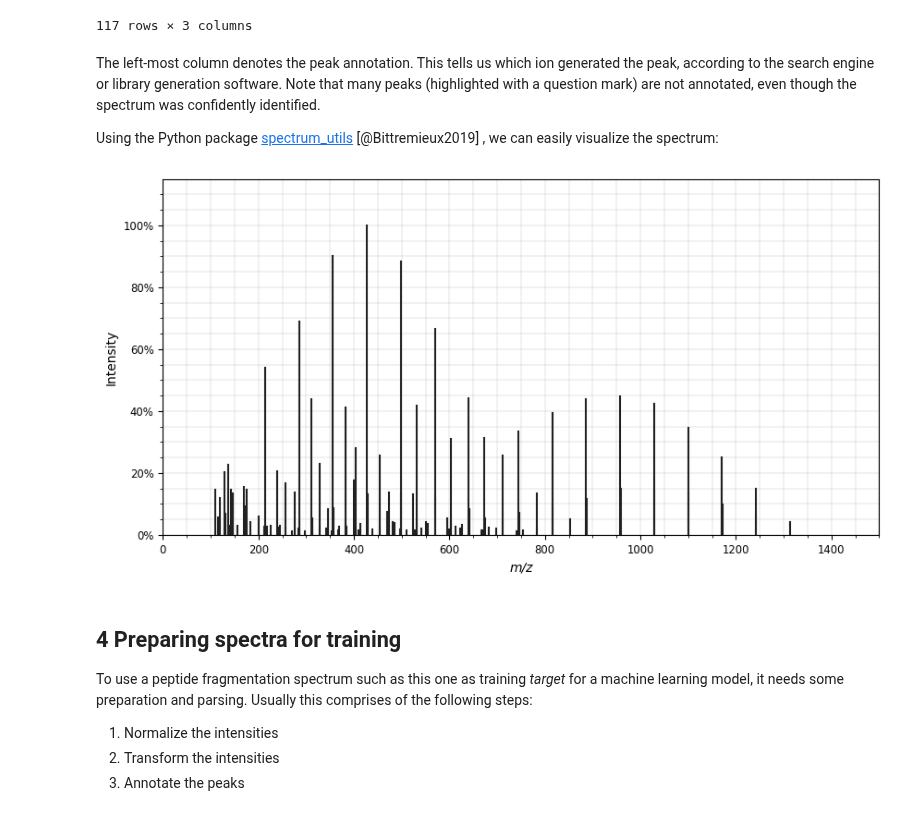
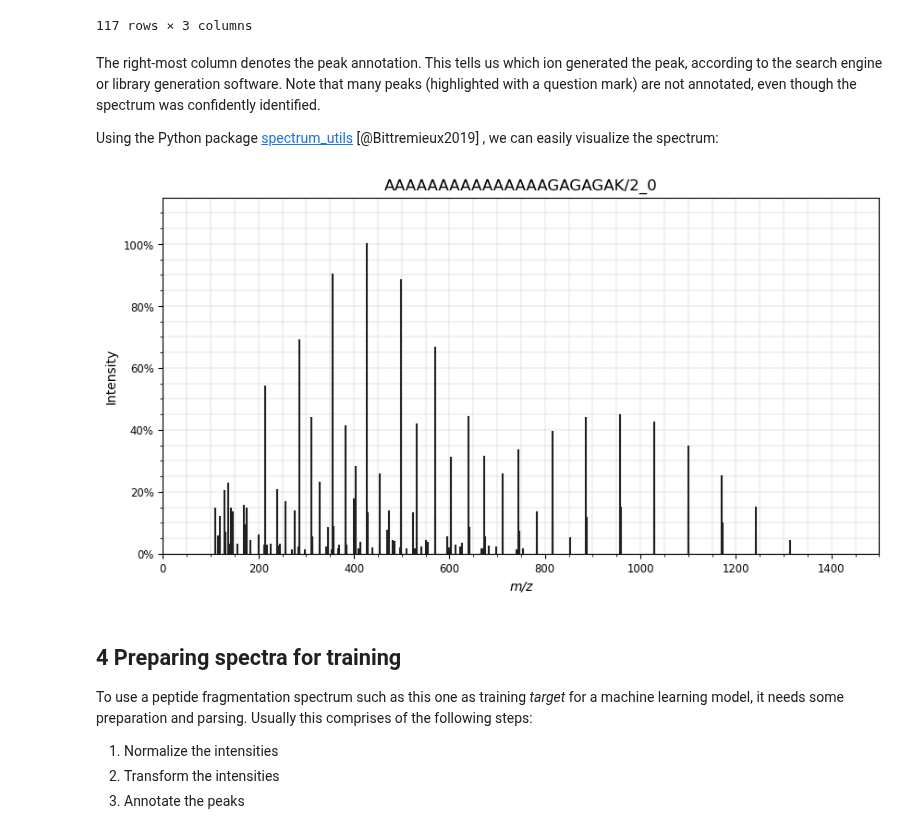
Before and after one commit to ProteomicsML/ProteomicsML, a Jupyter notebook: tutorials/fragmentation/nist-1-parsing-spectral-library.ipynb, the cells around one changed output. Drawn from its saved outputs; the diff is of its cells as text; code cells hidden in the pictures.

```diff
--- a/tutorials/fragmentation/nist-1-parsing-spectral-library.ipynb
+++ b/tutorials/fragmentation/nist-1-parsing-spectral-library.ipynb
@@ -240,7 +240,7 @@ pd.DataFrame({
 | 116 | 1312.693848 | 74808.500000 | y18/-2.3ppm 116/200 |
 117 rows × 3 columns
 # %% [markdown]
-The left-most column denotes the peak annotation. This tells us which ion generated the
+The right-most column denotes the peak annotation. This tells us which ion generated the
 peak, according to the search engine or library generation software. Note that many
 peaks (highlighted with a question mark) are not annotated, even though the spectrum was
 confidently identified.
@@ -255,17 +255,18 @@ import spectrum_utils.plot as sup
 # %%
 plt.figure(figsize=(10,5))
 sup.spectrum(
     sus.MsmsSpectrum(
         identifier=spectrum["Name"],
         precursor_mz=float(spectrum["Parent"]),
         precursor_charge=int(spectrum["Charge"]),
         mz=spectrum["mz"],
         intensity=spectrum["intensity"]
     )
 )
+plt.title(spectrum["Name"])
 plt.show()
 # %% [output]
-[figure, old version]
+[figure, new version]
 # %% [markdown]
 ## 4 Preparing spectra for training
 
```
Also changed, not shown: parts of 5 cells of this notebook, 6 other files.
